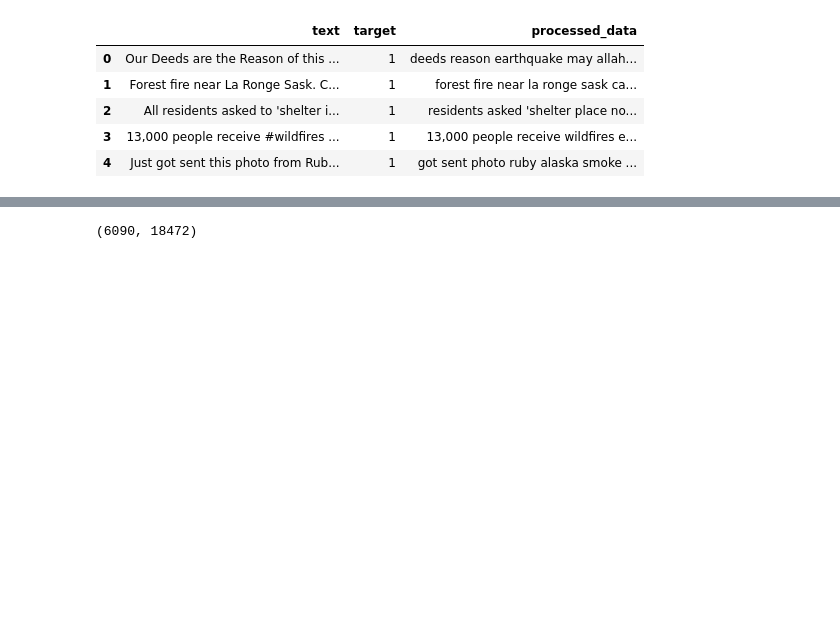
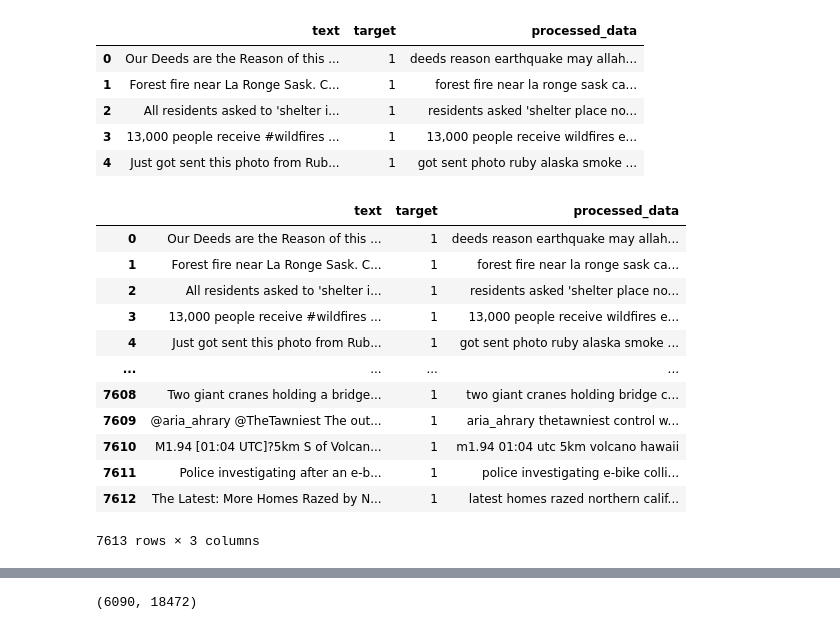
Before and after one commit to GeorgeFerre/NLP_Disaster_Tweets, a Jupyter notebook: Tweet_Training.ipynb, the cells around one changed output, grey strips where cells are left out. Drawn from its saved outputs; the diff is of its cells as text; code cells hidden in the pictures; blank space fills up the shorter version.

```diff
--- a/Tweet_Training.ipynb
+++ b/Tweet_Training.ipynb
@@ -76,0 +94,16 @@ tweet_df.head()
+# %%
+tweet_df
+# %% [output]
+|  | text | target | processed_data |
+| 0 | Our Deeds are the Reason of this ... | 1 | deeds reason earthquake may allah... |
+| 1 | Forest fire near La Ronge Sask. C... | 1 | forest fire near la ronge sask ca... |
+| 2 | All residents asked to 'shelter i... | 1 | residents asked 'shelter place no... |
+| 3 | 13,000 people receive #wildfires ... | 1 | 13,000 people receive wildfires e... |
+| 4 | Just got sent this photo from Rub... | 1 | got sent photo ruby alaska smoke ... |
+| ... | ... | ... | ... |
+| 7608 | Two giant cranes holding a bridge... | 1 | two giant cranes holding bridge c... |
+| 7609 | @aria_ahrary @TheTawniest The out... | 1 | aria_ahrary thetawniest control w... |
+| 7610 | M1.94 [01:04 UTC]?5km S of Volcan... | 1 | m1.94 01:04 utc 5km volcano hawaii |
+| 7611 | Police investigating after an e-b... | 1 | police investigating e-bike colli... |
+| 7612 | The Latest: More Homes Razed by N... | 1 | latest homes razed northern calif... |
+7613 rows × 3 columns
```
Also changed, not shown: parts of 12 cells of this notebook.
